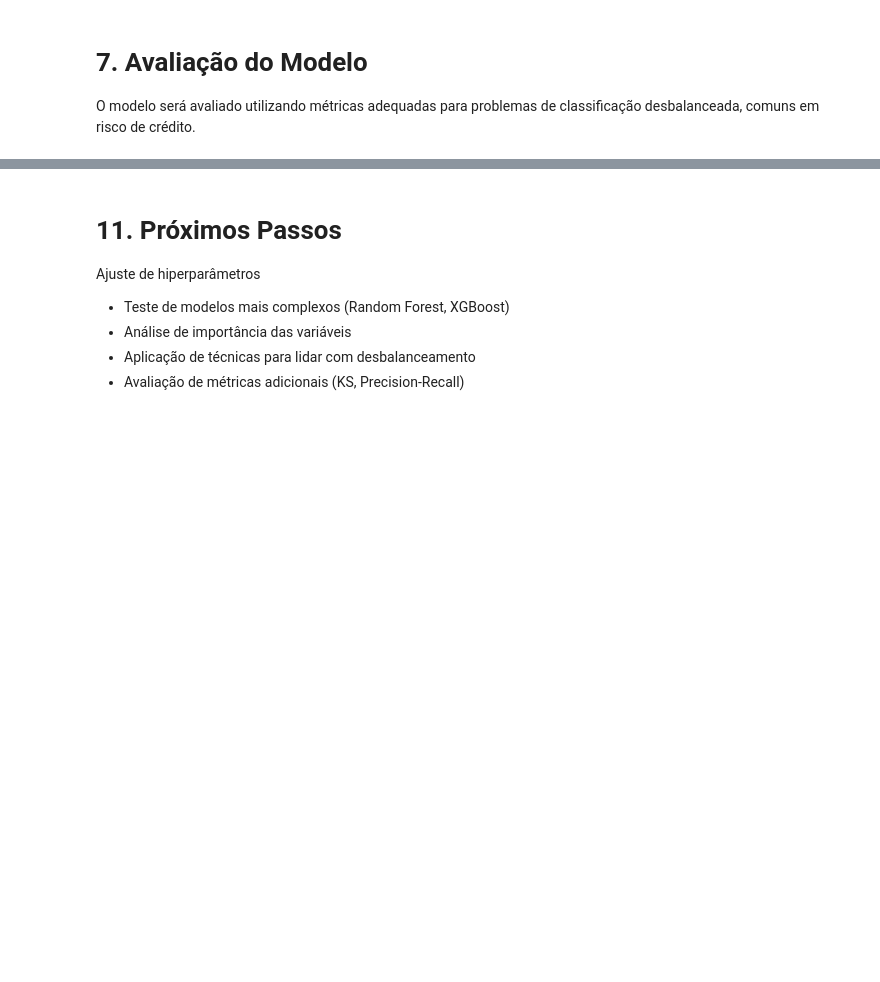
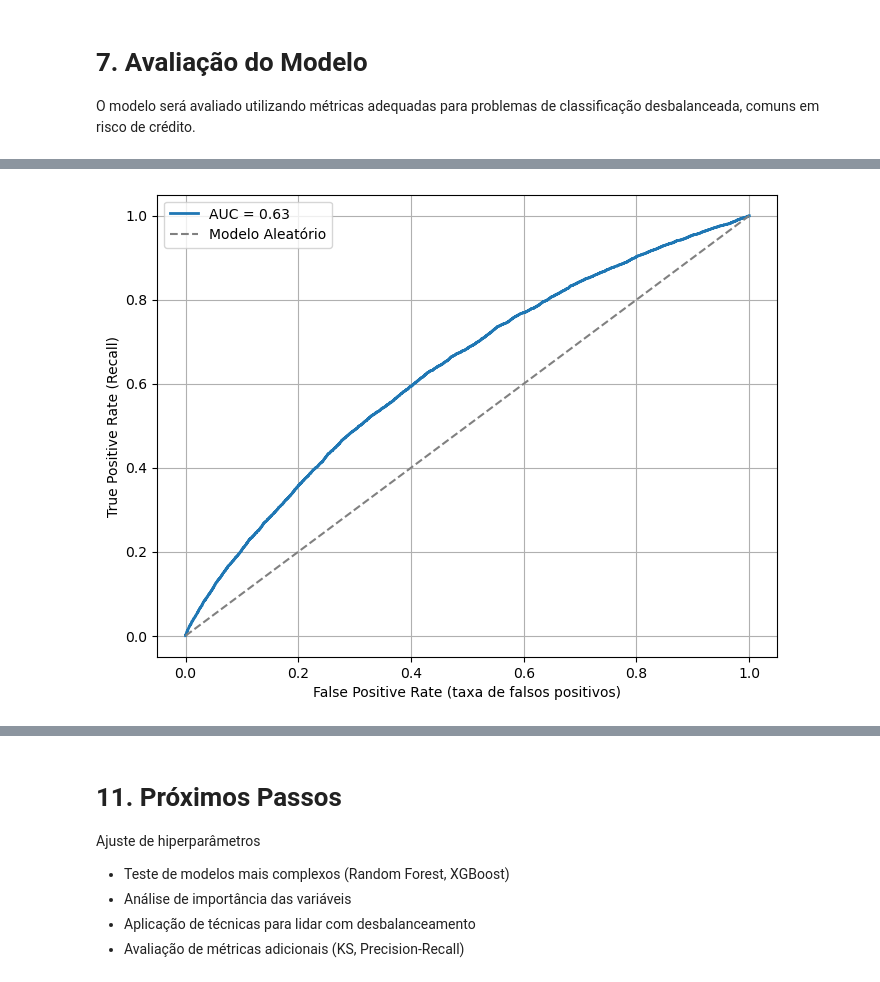
Before and after one commit to Rd-Brito13/Credit-Risk, a Jupyter notebook: notebook/03_modelo_baseline.ipynb, the cells around one changed output, grey strips where cells are left out. Cells and saved outputs as stored; diff of their text form; code cells hidden in the pictures; blank space fills up the shorter version.

Commit message:
finalização do modelo baseline

```diff
--- a/notebook/03_modelo_baseline.ipynb
+++ b/notebook/03_modelo_baseline.ipynb
@@ -12,6 +21,10 @@ O modelo baseline serve como ponto de partida para avaliação de desempenho, pe
 # 2. Carregamento dos Dados Processados
 
 Os dados utilizados nesta etapa foram previamente tratados e armazenados na pasta `data/processed/`, garantindo separação entre dados brutos e dados prontos para modelagem.
+# %%
+# CARREGAMENTO DAS FEATURES E DO TARGET JÁ PROCESSADOS
+features_processed = pd.read_parquet('../data/processed/Features_processed.parquet')
+target_processed =  pd.read_parquet('../data/processed/Target_processed.parquet')
 # %% [markdown]
 # 3. Verificação Inicial dos Dados
 
@@ -23,6 +90,9 @@ Nesta seção são realizadas verificações básicas no dataset, incluindo:
 # 4. Separação Treino e Teste
 
 Os dados são divididos em conjuntos de treino e teste, permitiindo avaliar o desempenho do modelo em dados não vistos durante o treinamento.
+# %%
+# DIVIDINDO OS DADOS EM TREINO E TEST (30% PARA TESTE), random_state = 0 e shuffle (embaralhamento = Verdadeiro)
+x_treino, x_teste, y_treino, y_teste = train_test_split(features_processed, target_processed_corrigido, shuffle = True, test_size = 0.3, random_state  = 0, stratify = target_processed_corrigido)
 # %% [markdown]
 # 5.  Modelo Baseline - Regressão Logística
 
@@ -31,0 +102,7 @@ Este modelo permite compreender a relação entre as variáveis e a probabilidad
+# %%
+# MODELO INICIAL
+modelo = LogisticRegression(
+    max_iter = 1500,
+    random_state = 0
+)
+modelo.fit(x_treino, y_treino)
@@ -33,3 +120,12 @@ Este modelo permite compreender a relação entre as variáveis e a probabilidad
 # 6. Previsões do Modelo
 
 Nesta etapa são realizadas as previsões do modelo sobre o conjunto de teste.
+# %%
+# PREVISÕES FEITA PELO MODELO
+previsoes_modelo = modelo.predict(x_teste)
+print('previsões do modelo: {}'.format(previsoes_modelo))
+
+
+# PROBABILIDADE DE INADIMPLÊNCIA
+print('probabilidade das previsões: {}'.format(probabilidade_modelo))
+probabilidade_modelo = modelo.predict_proba(x_teste)[:, 1]
@@ -47,0 +191,22 @@ O modelo será avaliado utilizando métricas adequadas para problemas de classif
+# %%
+# CURVA ROC PARA ENTENDER A CAPACIDADE DE SEPARAÇÃO DAS CLASSES PELO MODELO
+fpr, tpr, thresholds = roc_curve(y_teste, probabilidade_modelo)
+auc = roc_auc_score(y_teste, probabilidade_modelo)
+
+plt.figure(figsize=(8,6))
+plt.plot(fpr, tpr, label = f'AUC = {auc:.2f}', linewidth = 2)
+
+plt.plot([0,1],
+        [0,1],
+        linestyle = '--',
+        color = 'gray',
+        label = 'Modelo Aleatório')
+
+plt.xlabel('False Positive Rate (taxa de falsos positivos)')
+plt.ylabel('True Positive Rate (Recall)')
+plt.legend()
+plt.grid(True)
+
+plt.show()
+# %% [output]
+[figure, added]
```
Also changed, not shown: parts of 20 cells of this notebook, 2 other files.
